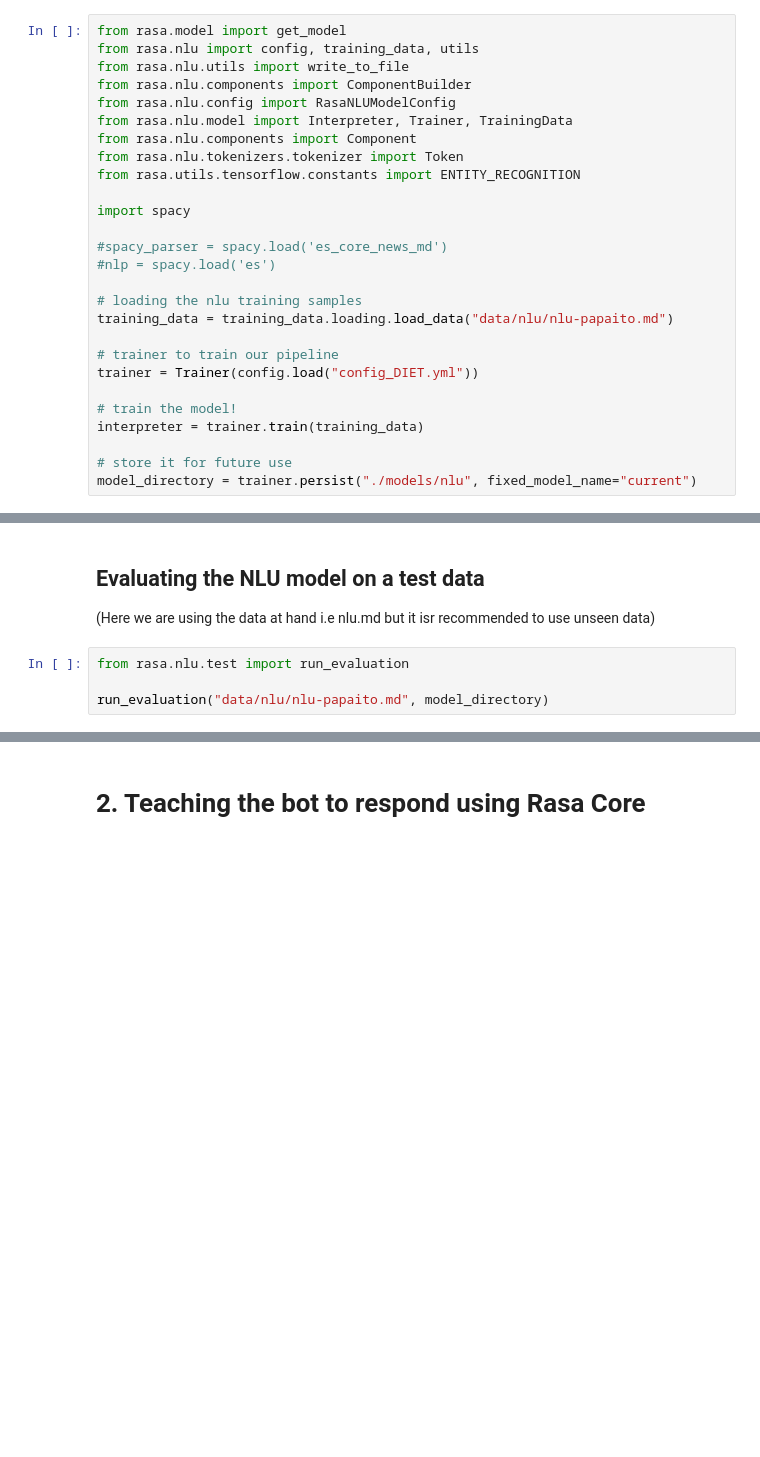
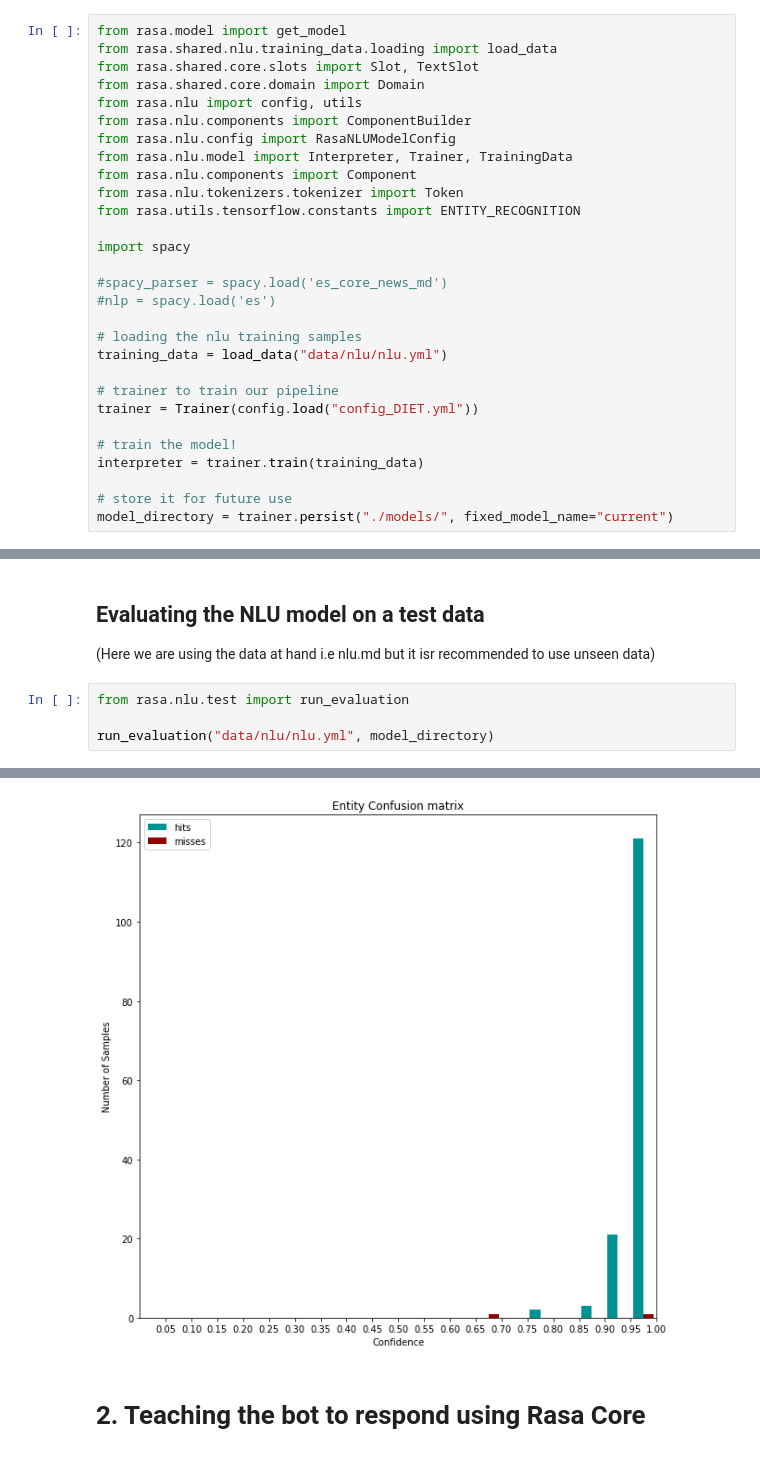
Before and after one commit to earroyoh/Dadbot, a Jupyter notebook: dadbot.ipynb, the cells around one changed output, grey strips where cells are left out. Drawn from its saved outputs; the diff is of its cells as text; blank space fills up the shorter version.

```diff
--- a/dadbot.ipynb
+++ b/dadbot.ipynb
@@ -36,8 +35,10 @@ import rasa
 ## Training the NLU Model.
 # %%
 from rasa.model import get_model
-from rasa.nlu import config, training_data, utils
-from rasa.nlu.utils import write_to_file
+from rasa.shared.nlu.training_data.loading import load_data
+from rasa.shared.core.slots import Slot, TextSlot
+from rasa.shared.core.domain import Domain
+from rasa.nlu import config, utils
 from rasa.nlu.components import ComponentBuilder
 from rasa.nlu.config import RasaNLUModelConfig
 from rasa.nlu.model import Interpreter, Trainer, TrainingData
@@ -51,7 +52,7 @@ import spacy
 #nlp = spacy.load('es')
 
 # loading the nlu training samples
-training_data = training_data.loading.load_data("data/nlu/nlu-papaito.md")
+training_data = load_data("data/nlu/nlu.yml")
 
 # trainer to train our pipeline
 trainer = Trainer(config.load("config_DIET.yml"))
@@ -60,4 +61,4 @@ trainer = Trainer(config.load("config_DIET.yml"))
 interpreter = trainer.train(training_data)
 
 # store it for future use
-model_directory = trainer.persist("./models/nlu", fixed_model_name="current")
+model_directory = trainer.persist("./models/", fixed_model_name="current")
@@ -76,4 +103,5 @@ pprint(interpreter.parse("dejándome el coche"))
 # %%
 from rasa.nlu.test import run_evaluation
 
-run_evaluation("data/nlu/nlu-papaito.md", model_directory)
+run_evaluation("data/nlu/nlu.yml", model_directory)
+# %% [output]
@@ -80,3 +142,4 @@ run_evaluation("data/nlu/nlu-papaito.md", model_directory)
+[figure, added]
 # %% [markdown]
 # 2. Teaching the bot to respond using Rasa Core
 # %% [markdown]
```
Also changed, not shown: parts of 11 cells of this notebook, 2 other files.
